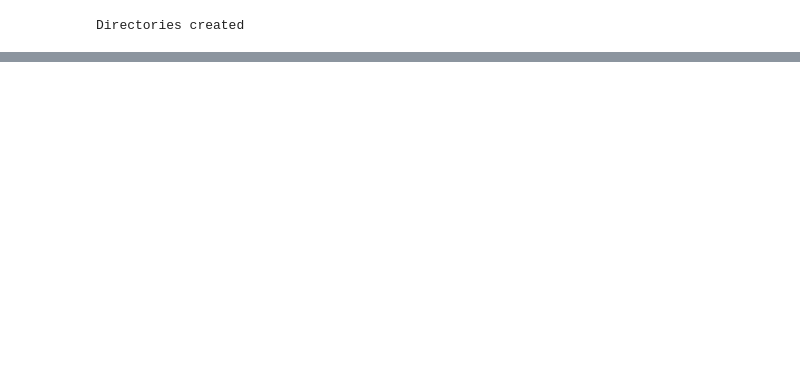
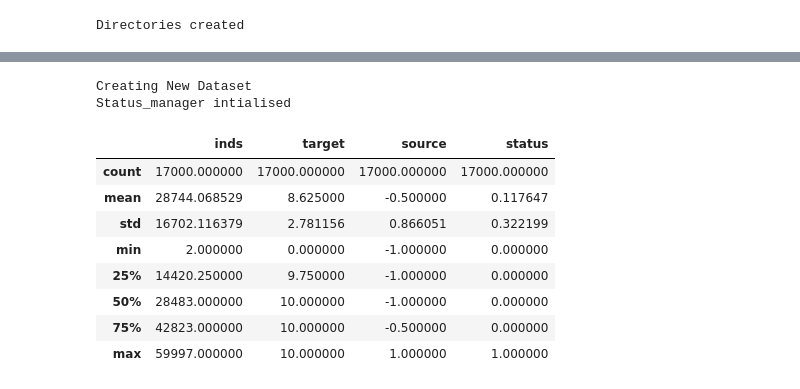
Before and after one commit to Faiir/SRPHildesheim2021, a Jupyter notebook: test.ipynb, the cells around one changed output, grey strips where cells are left out. Cells and saved outputs as stored; diff of their text form; code cells hidden in the pictures; blank space fills up the shorter version.

```diff
--- a/test.ipynb
+++ b/test.ipynb
@@ -79,3 +79,5 @@ create_log_dirs(log_path)
 writer = SummaryWriter(os.path.join(log_path, "writer_dir"))
 # %% [output]
 Directories created
+# %%
+exp_ddu_old=experiment_ddu(basic_settings,exp_settings, log_path, writer)
@@ -81,0 +98,17 @@ Directories created
+# %%
+exp_ddu_old.datamanager.create_merged_data()
+# %% [output]
+Creating New Dataset
+Status_manager intialised
+# %%
+exp_ddu_old.datamanager.status_manager.describe()
+# %% [output]
+|  | inds | target | source | status |
+| count | 17000.000000 | 17000.000000 | 17000.000000 | 17000.000000 |
+| mean | 28744.068529 | 8.625000 | -0.500000 | 0.117647 |
+| std | 16702.116379 | 2.781156 | 0.866051 | 0.322199 |
+| min | 2.000000 | 0.000000 | -1.000000 | 0.000000 |
+| 25% | 14420.250000 | 9.750000 | -1.000000 | 0.000000 |
+| 50% | 28483.000000 | 10.000000 | -1.000000 | 0.000000 |
+| 75% | 42823.000000 | 10.000000 | -0.500000 | 0.000000 |
+| max | 59997.000000 | 10.000000 | 1.000000 | 1.000000 |
```
Also changed, not shown: parts of 9 cells of this notebook, 5 other files.
